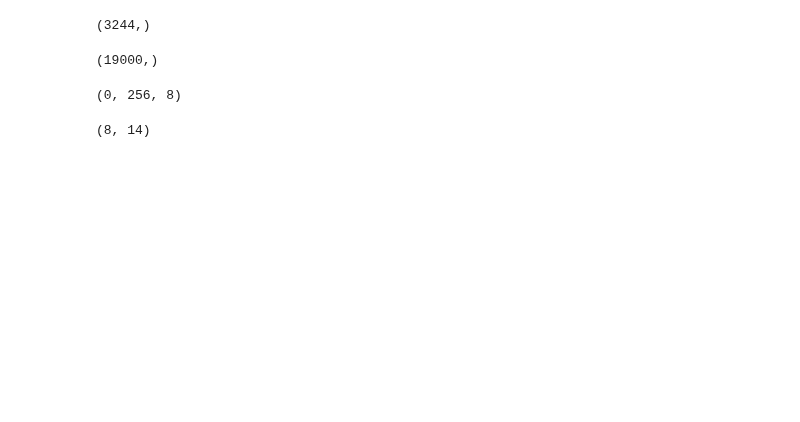
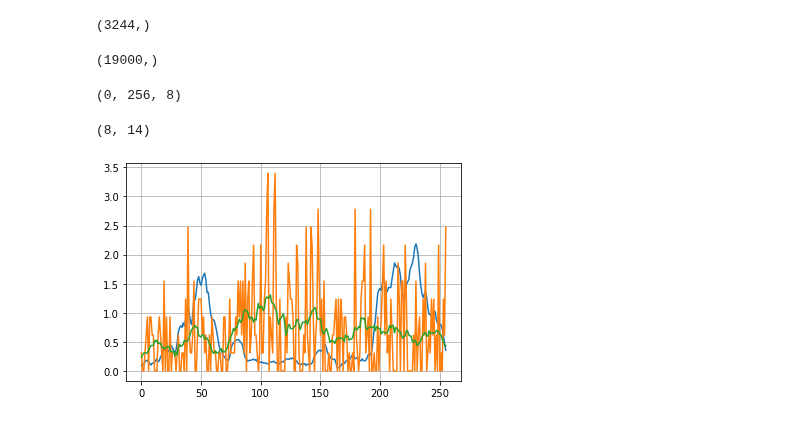
Before and after one commit to wuwenbo718/Master-Thesis, a Jupyter notebook: cnn_classifier.ipynb, the cells around one changed output. Cells and saved outputs as stored; diff of their text form; code cells hidden in the pictures; blank space fills up the shorter version.

```diff
--- a/cnn_classifier.ipynb
+++ b/cnn_classifier.ipynb
@@ -817,7 +899,7 @@ Trainable params: 99,043
 Non-trainable params: 1,152
 __________________________________________________________________________________________________
 # %%
-train_model(cric.model,x,y,binary=False)
+train_model(model,X,Y,binary=False)
 # %% [output]
 Train on 6812 samples, validate on 1704 samples
 Epoch 1/300
@@ -863,3 +939,10 @@ low_pass, high_pass  = pywt.Wavelet('db7').filter_bank[:2]
 np.array([low_pass]*8).shape
 # %% [output]
 (8, 14)
+# %%
+plt.plot(x[20,:,8])
+plt.plot(np.abs(x[20,:,1]))
+plt.plot(temp[20,:,1])
+plt.grid(True)
+# %% [output]
+[figure, added]
```
Also changed, not shown: parts of 28 cells of this notebook, 17 other files.
